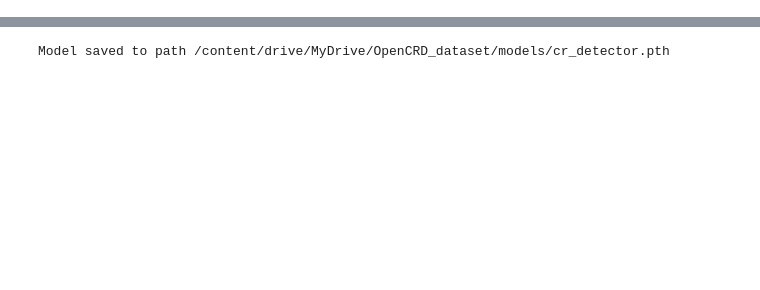
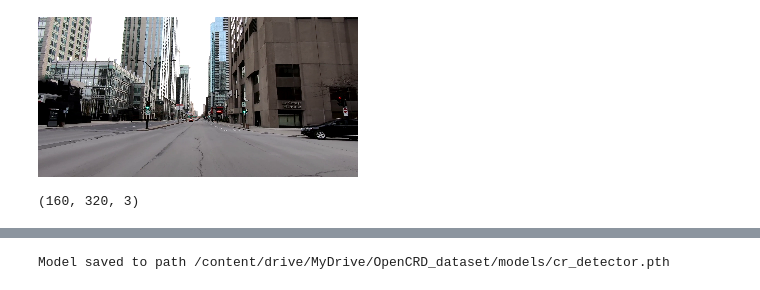
Before and after one commit to pAplakidis/OpenCRD, a Jupyter notebook: notebooks/train_test_googlecolab.ipynb, the cells around one changed output, grey strips where cells are left out. Cells and saved outputs as stored; diff of their text form; code cells hidden in the pictures; blank space fills up the shorter version.

```diff
--- a/notebooks/train_test_googlecolab.ipynb
+++ b/notebooks/train_test_googlecolab.ipynb
@@ -118 +134,16 @@ Frame([[[  0,   0,   0],
+# %%
+# make pims video into actual numpy frames
+def conv_frames(frames):
+  imgs = []
+  print("Getting frames into proper arrays")
+  for frame in frames:
+    imgs.append(cv2.resize(cv2.cvtColor(frame, cv2.COLOR_BGR2RGB), (W,H)))
+  print("Frames converted to numpy arrays")
+  return np.array(imgs)
+
+imgs = conv_frames(frames)
+cv2_imshow(imgs[800])
+# %% [output]
+[figure, added]
+(160, 320, 3)
 # %%
```
Also changed, not shown: parts of 13 cells of this notebook, 1 other file.
